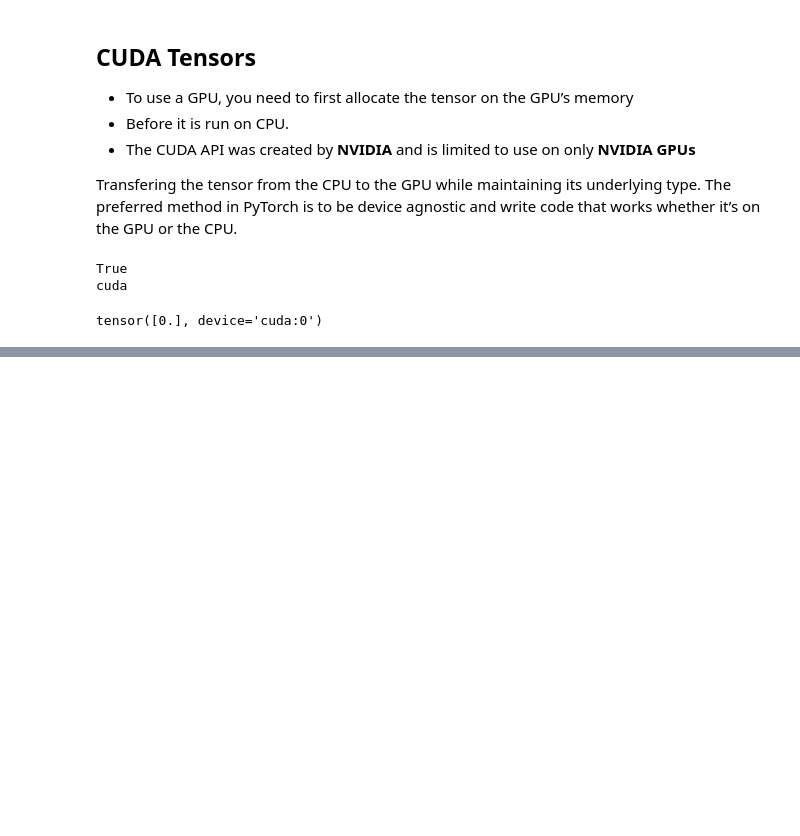
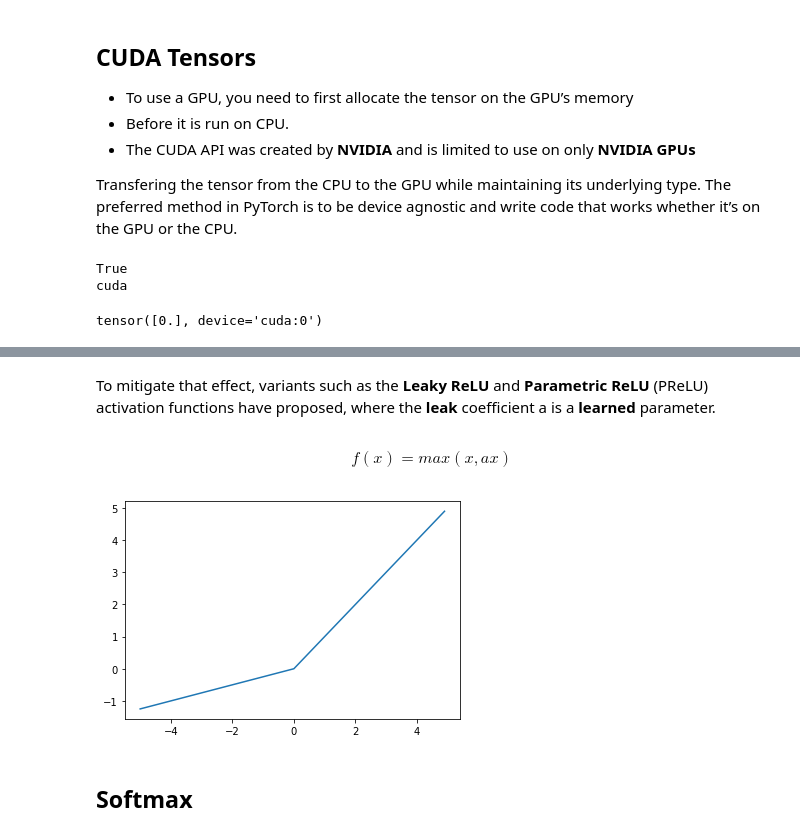
Before and after one commit to postsent/home, a Jupyter notebook: nlp/nlp.ipynb, the cells around one changed output, grey strips where cells are left out. Drawn from its saved outputs; the diff is of its cells as text; code cells hidden in the pictures; blank space fills up the shorter version.

```diff
--- a/nlp/nlp.ipynb
+++ b/nlp/nlp.ipynb
@@ -416,0 +615,16 @@ tensor([0.], device='cuda:0')
+# %% [markdown]
+To mitigate that effect, variants such as the **Leaky ReLU** and **Parametric ReLU**
+(PReLU) activation functions have proposed, where the **leak** coefficient a is a
+**learned** parameter.
+# %% [markdown]
+$$ f(x) = max(x, ax) $$
+# %%
+prelu = torch.nn.PReLU(num_parameters=1)
+x = torch.arange(-5., 5., 0.1)
+y = prelu(x)
+plt.plot(x.numpy(), y.detach().numpy()) # since y requires .grad so detach it to type cast numpy andavoid error
+plt.show()
+# %% [output]
+[figure, added]
+# %% [markdown]
+## Softmax
```
Also changed, not shown: parts of 53 cells of this notebook, 11 other files.
